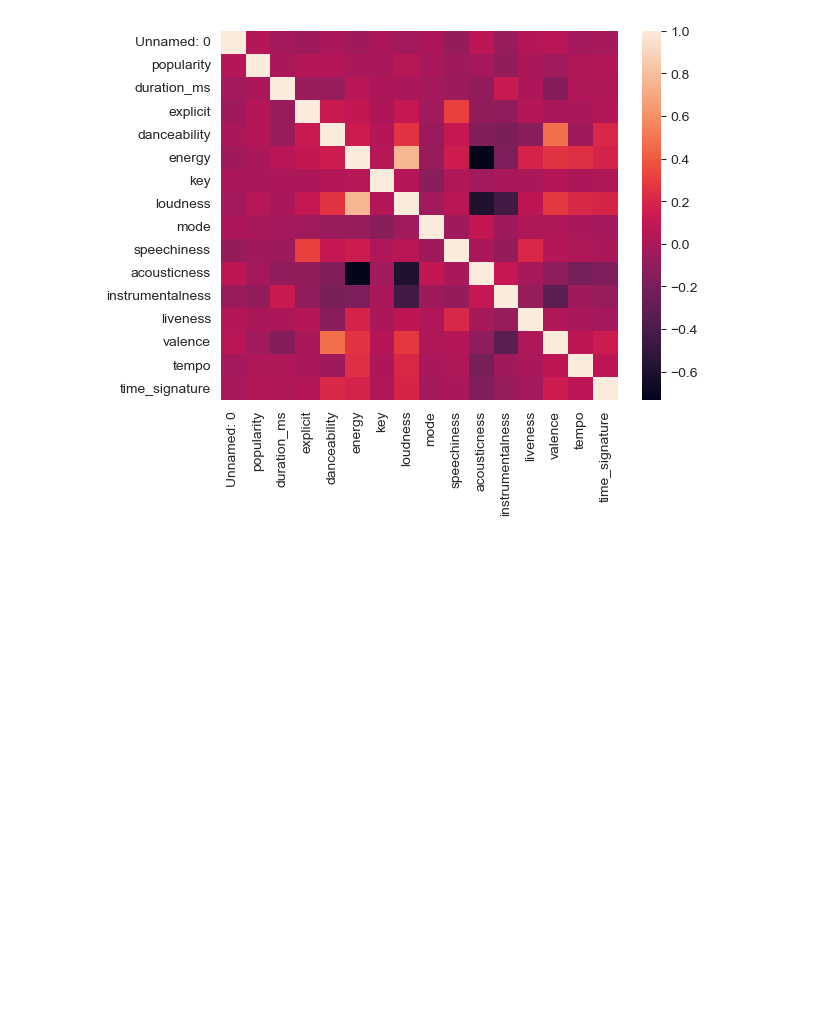
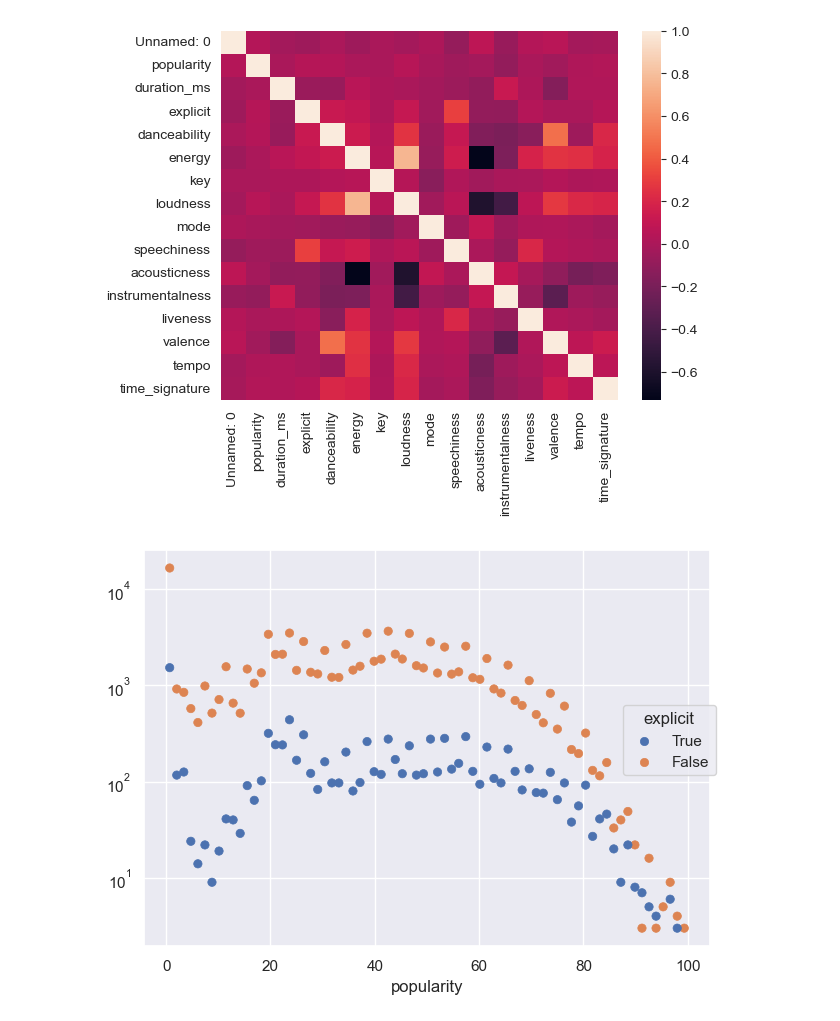
Before and after one commit to blqnk3d/DSAI_Project, a Jupyter notebook: main.ipynb, the cells around one changed output. Cells and saved outputs as stored; diff of their text form; code cells hidden in the pictures; blank space fills up the shorter version.

```diff
--- a/main.ipynb
+++ b/main.ipynb
@@ -51,3 +51,18 @@ sns.heatmap(dataFrm.corr(numeric_only=True))
 # %% [output]
 <Axes: >
 [figure]
+# %%
+import seaborn.objects as so
+
+# Histogramm mit logarithmischer Achse
+so.Plot(dataFrm, x="popularity", color="explicit").add(
+    so.Dot(), so.Hist()
+).label(
+    xlabel="Beliebtheit (Popularität)",
+    ylabel="Häufigkeit"
+).scale(
+    y="log",  # Logarithmische Skalierung der x-Achse
+    color_continuous="#1f77b4"  # Optionale Farbanpassung
+).show()
+# %% [output]
+[figure, added]
```
Also changed, not shown: parts of 2 cells of this notebook.
